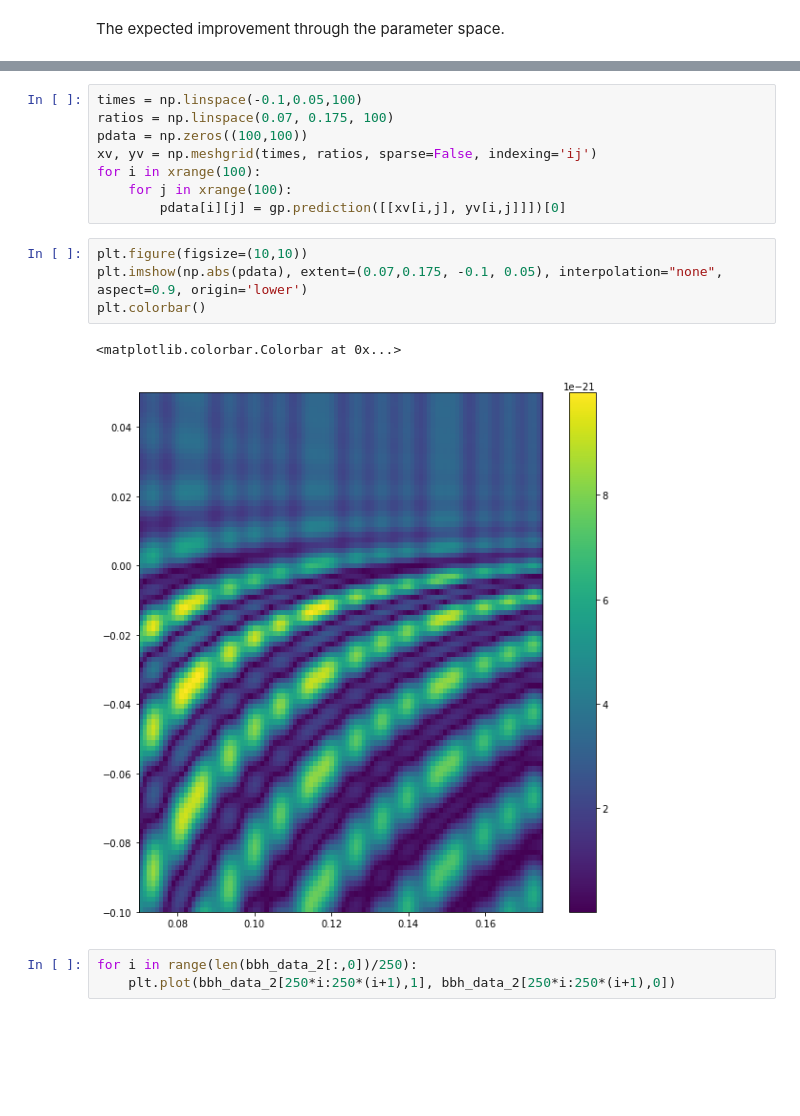
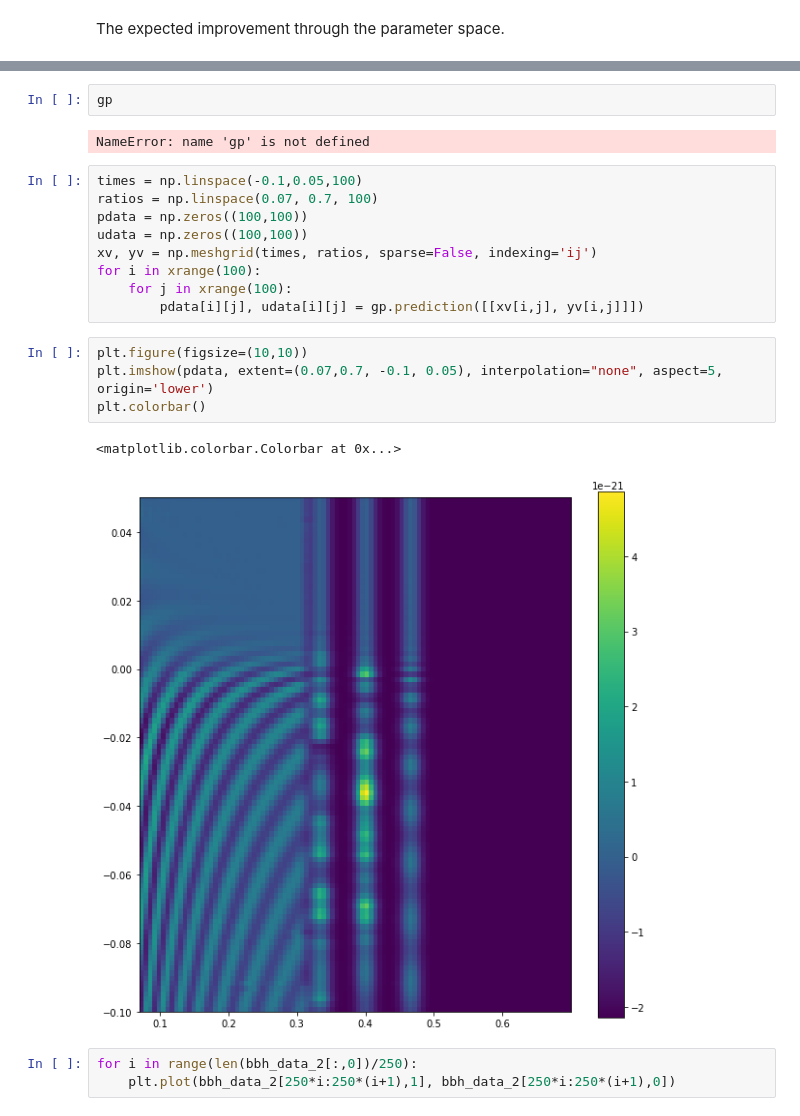
Before and after one commit to transientlunatic/heron, a Jupyter notebook: notebooks/George Test.ipynb, the cells around one changed output, grey strips where cells are left out. Saved outputs shown, nothing was run; the diff lists cells and outputs as text; blank space fills up the shorter version.

```diff
--- a/notebooks/George Test.ipynb
+++ b/notebooks/George Test.ipynb
@@ -311,18 +351,23 @@ plt.colorbar()
+# %%
+gp
+# %% [output]
+NameError: name 'gp' is not defined
 # %%
 times = np.linspace(-0.1,0.05,100)
-ratios = np.linspace(0.07, 0.175, 100)
+ratios = np.linspace(0.07, 0.7, 100)
 pdata = np.zeros((100,100))
+udata = np.zeros((100,100))
 xv, yv = np.meshgrid(times, ratios, sparse=False, indexing='ij')
 for i in xrange(100):
     for j in xrange(100):
-        pdata[i][j] = gp.prediction([[xv[i,j], yv[i,j]]])[0]
+        pdata[i][j], udata[i][j] = gp.prediction([[xv[i,j], yv[i,j]]])
 # %%
 plt.figure(figsize=(10,10))
-plt.imshow(np.abs(pdata), extent=(0.07,0.175, -0.1, 0.05), interpolation="none", aspect=0.9, origin='lower')
+plt.imshow(pdata, extent=(0.07,0.7, -0.1, 0.05), interpolation="none", aspect=5, origin='lower')
 plt.colorbar()
 # %% [output]
 <matplotlib.colorbar.Colorbar at 0x...>
-[figure, old version]
+[figure, new version]
 # %%
 for i in range(len(bbh_data_2[:,0])/250):
     plt.plot(bbh_data_2[250*i:250*(i+1),1], bbh_data_2[250*i:250*(i+1),0])
```
Also changed, not shown: parts of 42 cells of this notebook, 1 other file.
